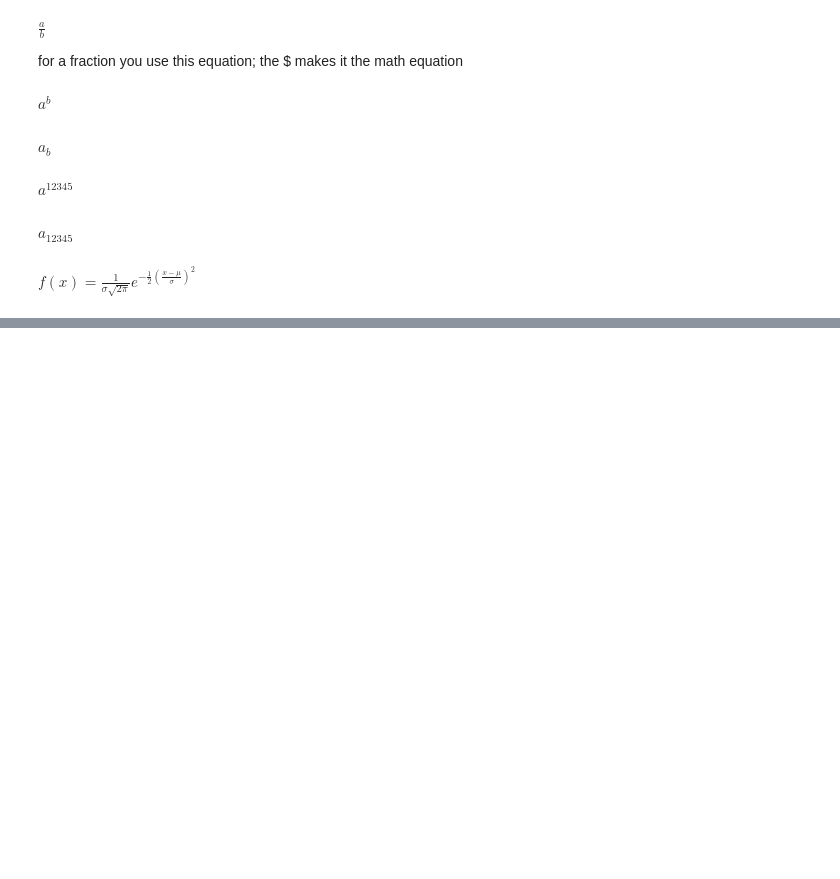
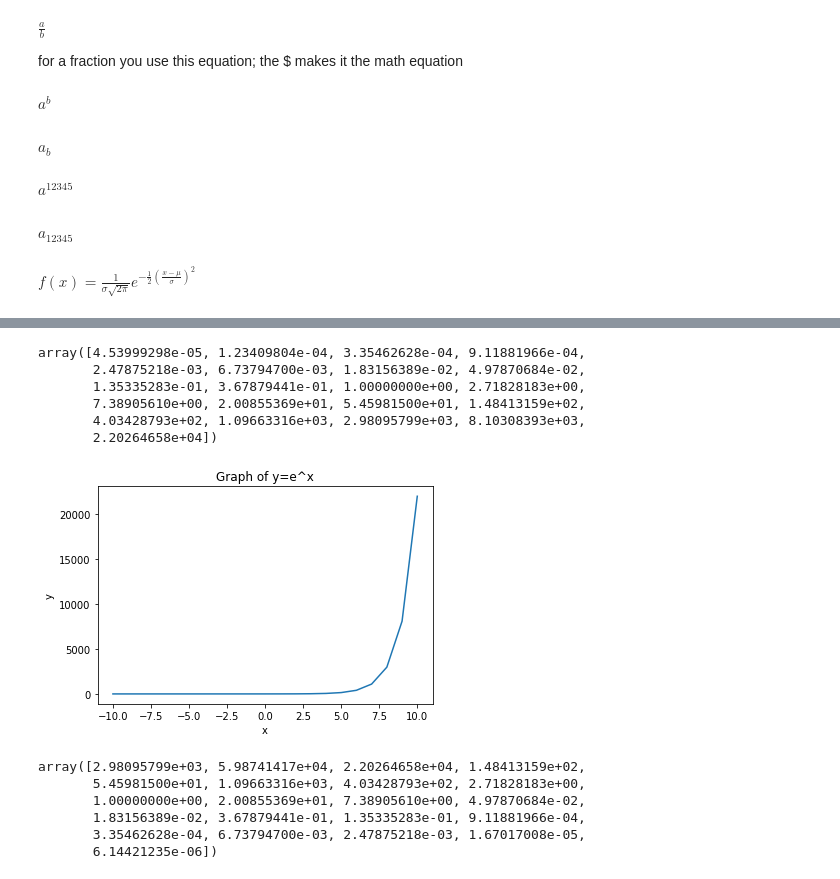
Before and after one commit to mdelvecchio2019/Stats2023fall, a Jupyter notebook: Stats2023_Delvecchiolab1.ipynb, the cells around one changed output, grey strips where cells are left out. Cells and saved outputs as stored; diff of their text form; code cells hidden in the pictures; blank space fills up the shorter version.

```diff
--- a/Stats2023_Delvecchiolab1.ipynb
+++ b/Stats2023_Delvecchiolab1.ipynb
@@ -493,0 +561,16 @@ $f(x) = \frac{1}{\sigma\sqrt{2\pi}}e^{-\frac{1}{2}(\frac{x-\mu}{\sigma})^2}$
+# %%
+y
+# %% [output]
+array([4.53999298e-05, 1.23409804e-04, 3.35462628e-04, 9.11881966e-04,
+       2.47875218e-03, 6.73794700e-03, 1.83156389e-02, 4.97870684e-02,
+       1.35335283e-01, 3.67879441e-01, 1.00000000e+00, 2.71828183e+00,
+       7.38905610e+00, 2.00855369e+01, 5.45981500e+01, 1.48413159e+02,
+       4.03428793e+02, 1.09663316e+03, 2.98095799e+03, 8.10308393e+03,
+       2.20264658e+04])
+# %%
+plt.plot (x,y)
+plt.title("Graph of y=e^x");
+plt.xlabel("x");
+plt.ylabel("y");
+# %% [output]
+[figure, added]
@@ -493,0 +579,9 @@ $f(x) = \frac{1}{\sigma\sqrt{2\pi}}e^{-\frac{1}{2}(\frac{x-\mu}{\sigma})^2}$
+# %%
+y
+# %% [output]
+array([2.98095799e+03, 5.98741417e+04, 2.20264658e+04, 1.48413159e+02,
+       5.45981500e+01, 1.09663316e+03, 4.03428793e+02, 2.71828183e+00,
+       1.00000000e+00, 2.00855369e+01, 7.38905610e+00, 4.97870684e-02,
+       1.83156389e-02, 3.67879441e-01, 1.35335283e-01, 9.11881966e-04,
+       3.35462628e-04, 6.73794700e-03, 2.47875218e-03, 1.67017008e-05,
+       6.14421235e-06])
```
Also changed, not shown: parts of 17 cells of this notebook.
